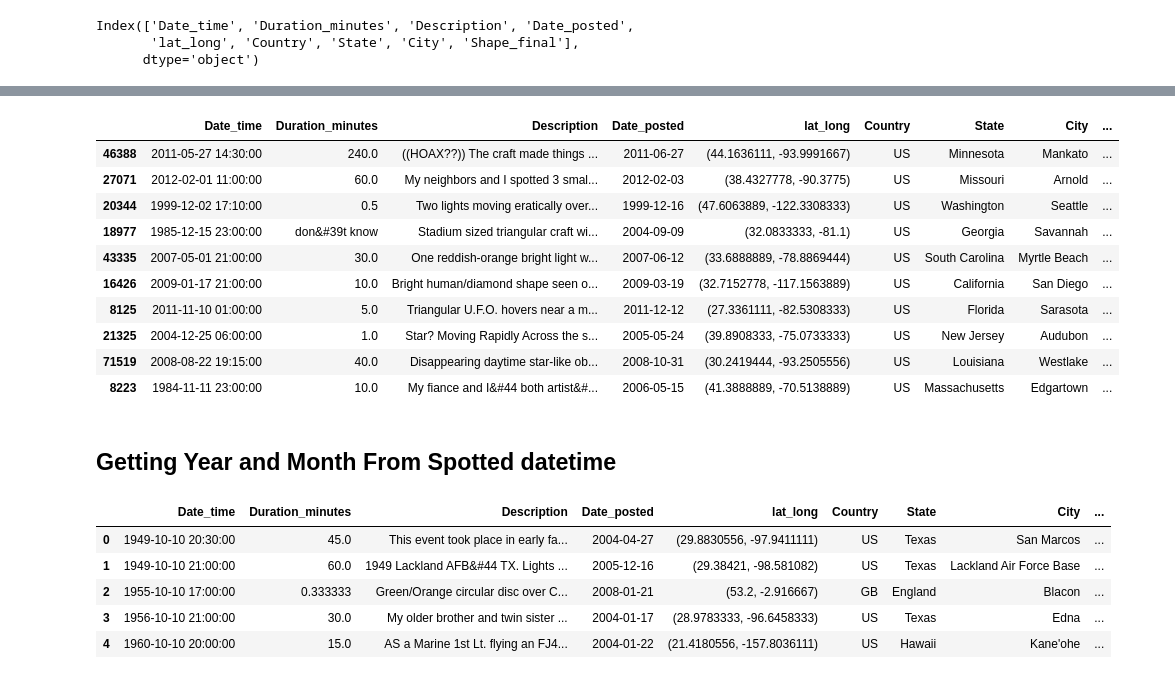
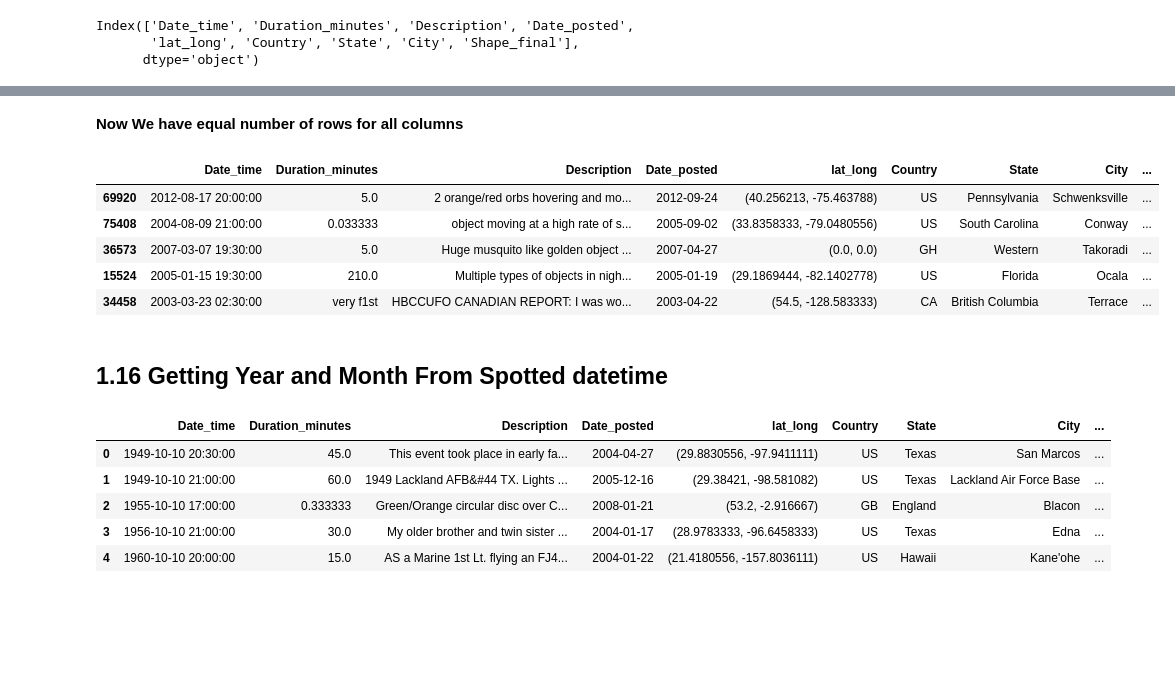
Before and after one commit to rajnavdeep/Capstone_2_UFO_Sightings, a Jupyter notebook: Capstone_2_UFO_Sightings_Data_Wrangling_Navdeep_Raj_final.ipynb, the cells around one changed output, grey strips where cells are left out. Drawn from its saved outputs; the diff is of its cells as text; code cells hidden in the pictures; blank space fills up the shorter version.

```diff
--- a/Capstone_2_UFO_Sightings_Data_Wrangling_Navdeep_Raj_final.ipynb
+++ b/Capstone_2_UFO_Sightings_Data_Wrangling_Navdeep_Raj_final.ipynb
@@ -561,22 +606,19 @@ Data columns (total 9 columns):
  8   Shape_final       83392 non-null  object
 dtypes: datetime64[ns](2), object(7)
 memory usage: 5.7+ MB
+# %% [markdown]
+<b> Now We have equal number of rows for all columns </b>
 # %%
-ufo_d.sample(10)
+ufo_d.sample(5)
 # %% [output]
 |  | Date_time | Duration_minutes | Description | Date_posted | lat_long | Country | State | City | ... |
-| 46388 | 2011-05-27 14:30:00 | 240.0 | ((HOAX??)) The craft made things ... | 2011-06-27 | (44.1636111, -93.9991667) | US | Minnesota | Mankato | ... |
-| 27071 | 2012-02-01 11:00:00 | 60.0 | My neighbors and I spotted 3 smal... | 2012-02-03 | (38.4327778, -90.3775) | US | Missouri | Arnold | ... |
-| 20344 | 1999-12-02 17:10:00 | 0.5 | Two lights moving eratically over... | 1999-12-16 | (47.6063889, -122.3308333) | US | Washington | Seattle | ... |
-| 18977 | 1985-12-15 23:00:00 | don&#39t know | Stadium sized triangular craft wi... | 2004-09-09 | (32.0833333, -81.1) | US | Georgia | Savannah | ... |
-| 43335 | 2007-05-01 21:00:00 | 30.0 | One reddish-orange bright light w... | 2007-06-12 | (33.6888889, -78.8869444) | US | South Carolina | Myrtle Beach | ... |
-| 16426 | 2009-01-17 21:00:00 | 10.0 | Bright human/diamond shape seen o... | 2009-03-19 | (32.7152778, -117.1563889) | US | California | San Diego | ... |
-| 8125 | 2011-11-10 01:00:00 | 5.0 | Triangular U.F.O. hovers near a m... | 2011-12-12 | (27.3361111, -82.5308333) | US | Florida | Sarasota | ... |
-| 21325 | 2004-12-25 06:00:00 | 1.0 | Star? Moving Rapidly Across the s... | 2005-05-24 | (39.8908333, -75.0733333) | US | New Jersey | Audubon | ... |
-| 71519 | 2008-08-22 19:15:00 | 40.0 | Disappearing daytime star-like ob... | 2008-10-31 | (30.2419444, -93.2505556) | US | Louisiana | Westlake | ... |
-| 8223 | 1984-11-11 23:00:00 | 10.0 | My fiance and I&#44 both artist&#... | 2006-05-15 | (41.3888889, -70.5138889) | US | Massachusetts | Edgartown | ... |
+| 69920 | 2012-08-17 20:00:00 | 5.0 | 2 orange/red orbs hovering and mo... | 2012-09-24 | (40.256213, -75.463788) | US | Pennsylvania | Schwenksville | ... |
+| 75408 | 2004-08-09 21:00:00 | 0.033333 | object moving at a high rate of s... | 2005-09-02 | (33.8358333, -79.0480556) | US | South Carolina | Conway | ... |
+| 36573 | 2007-03-07 19:30:00 | 5.0 | Huge musquito like golden object ... | 2007-04-27 | (0.0, 0.0) | GH | Western | Takoradi | ... |
+| 15524 | 2005-01-15 19:30:00 | 210.0 | Multiple types of objects in nigh... | 2005-01-19 | (29.1869444, -82.1402778) | US | Florida | Ocala | ... |
+| 34458 | 2003-03-23 02:30:00 | very f1st | HBCCUFO CANADIAN REPORT: I was wo... | 2003-04-22 | (54.5, -128.583333) | CA | British Columbia | Terrace | ... |
 # %% [markdown]
-## Getting Year and Month From Spotted datetime
+## 1.16 Getting Year and Month From Spotted datetime<a id='1.16_Getting_Year_and_Month_From_Spotted_datetime'></a>
 # %%
 ufo_d['Year'] = ufo_d['Date_time'].dt.year
 # %%
```
Also changed, not shown: parts of 52 cells of this notebook.
